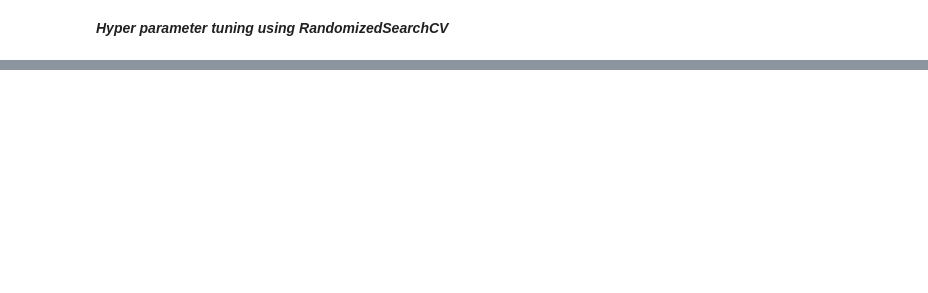
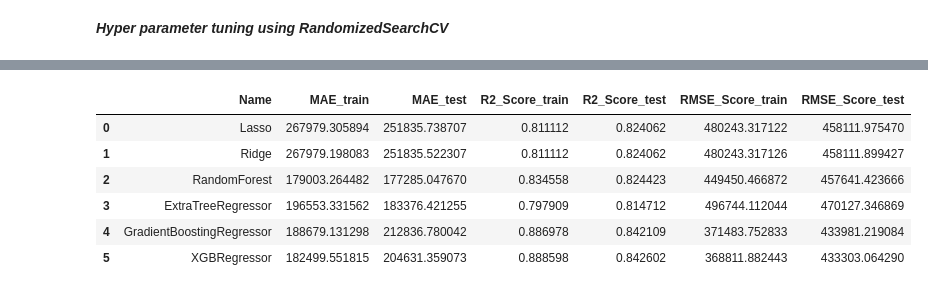
Before and after one commit to sskamalapurkar/Suprvised_ML_Regression_capstone_project, a Jupyter notebook: Ted_Talk_Views_Prediction_Sayali_Kamalapurkar.ipynb, the cells around one changed output, grey strips where cells are left out. Cells and saved outputs as stored; diff of their text form; code cells hidden in the pictures; blank space fills up the shorter version.

```diff
--- a/Ted_Talk_Views_Prediction_Sayali_Kamalapurkar.ipynb
+++ b/Ted_Talk_Views_Prediction_Sayali_Kamalapurkar.ipynb
@@ -1286,0 +1293,24 @@ plt.show()
+# %%
+#Defining all the models
+models = [
+           ['Lasso', Lasso()],
+           ['Ridge', Ridge()],
+           ['RandomForest', rf_optimal_model],
+           ['ExtraTreeRegressor', et_optimal_model],
+           ['GradientBoostingRegressor', GradientBoostingRegressor()] ,
+           ['XGBRegressor', xgb_optimal_model]
+        ]
+# %%
+#Let us run all the models and store the scores
+model_data = []
+for model_name,curr_model in models :
+    curr_model_data = {}
+    curr_model_data["Name"] = model_name
+    curr_model.fit(X_train,y_train)
+    curr_model_data["MAE_train"] =metrics.mean_absolute_error(y_train, curr_model.predict(X_train))
+    curr_model_data["MAE_test"] =metrics.mean_absolute_error(y_test, curr_model.predict(X_test))
+    curr_model_data["R2_Score_train"] = r2_score(y_train,curr_model.predict(X_train))
+    curr_model_data["R2_Score_test"] = r2_score(y_test,curr_model.predict(X_test))
+    curr_model_data["RMSE_Score_train"] = np.sqrt(mean_squared_error(y_train,curr_model.predict(X_train)))
+    curr_model_data["RMSE_Score_test"] = np.sqrt(mean_squared_error(y_test,curr_model.predict(X_test)))
+    model_data.append(curr_model_data)
@@ -1286,0 +1319,12 @@ plt.show()
+# %%
+#printing the results dataframe
+results_df = pd.DataFrame(model_data)
+results_df
+# %% [output]
+|  | Name | MAE_train | MAE_test | R2_Score_train | R2_Score_test | RMSE_Score_train | RMSE_Score_test |
+| 0 | Lasso | 267979.305894 | 251835.738707 | 0.811112 | 0.824062 | 480243.317122 | 458111.975470 |
+| 1 | Ridge | 267979.198083 | 251835.522307 | 0.811112 | 0.824062 | 480243.317126 | 458111.899427 |
+| 2 | RandomForest | 179003.264482 | 177285.047670 | 0.834558 | 0.824423 | 449450.466872 | 457641.423666 |
+| 3 | ExtraTreeRegressor | 196553.331562 | 183376.421255 | 0.797909 | 0.814712 | 496744.112044 | 470127.346869 |
+| 4 | GradientBoostingRegressor | 188679.131298 | 212836.780042 | 0.886978 | 0.842109 | 371483.752833 | 433981.219084 |
+| 5 | XGBRegressor | 182499.551815 | 204631.359073 | 0.888598 | 0.842602 | 368811.882443 | 433303.064290 |
```
Also changed, not shown: parts of 34 cells of this notebook.
